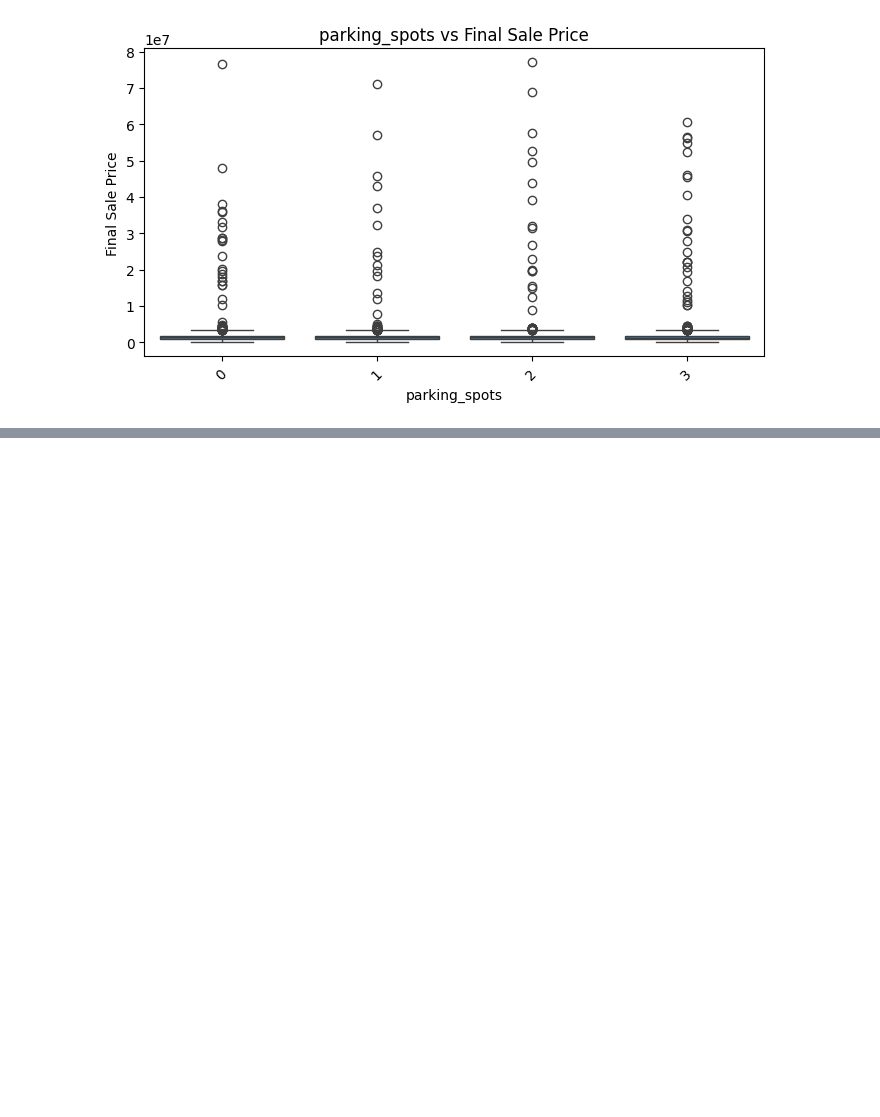
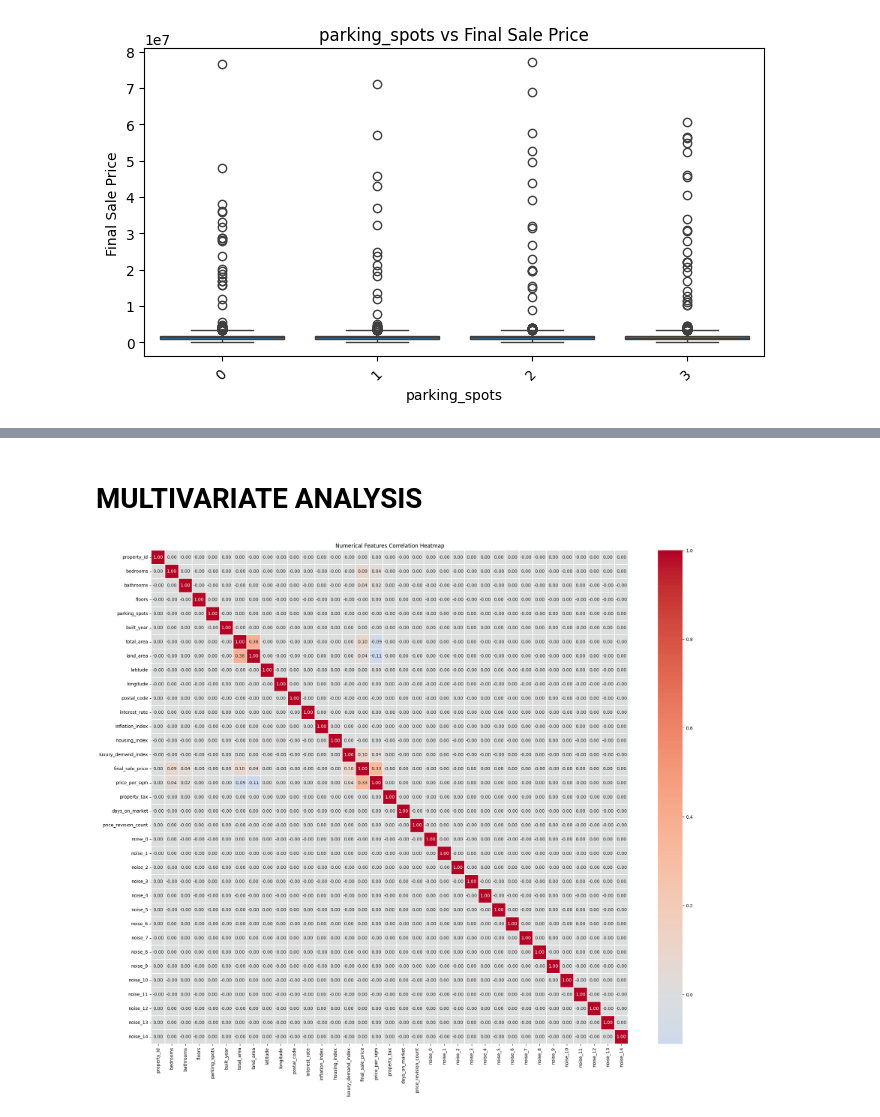
Before and after one commit to yashbhatt0508/regression-problem, a Jupyter notebook: advancedregression.ipynb, the cells around one changed output, grey strips where cells are left out. Saved outputs shown, nothing was run; the diff lists cells and outputs as text; code cells hidden in the pictures; blank space fills up the shorter version.

Commit message:
starting multivariate

```diff
--- a/advancedregression.ipynb
+++ b/advancedregression.ipynb
@@ -373,0 +453,20 @@ for col in other_col:
+# %% [markdown]
+# MULTIVARIATE ANALYSIS
+# %%
+plt.figure(figsize=(24, 20))
+
+corr = df.corr(numeric_only=True)
+
+sns.heatmap(
+    corr,
+    annot=True,
+    fmt=".2f",
+    cmap="coolwarm",
+    center=0,
+    linewidths=0.2
+)
+
+plt.title("Numerical Features Correlation Heatmap")
+plt.show()
+# %% [output]
+[figure, added]
```
Also changed, not shown: parts of 6 cells of this notebook.
